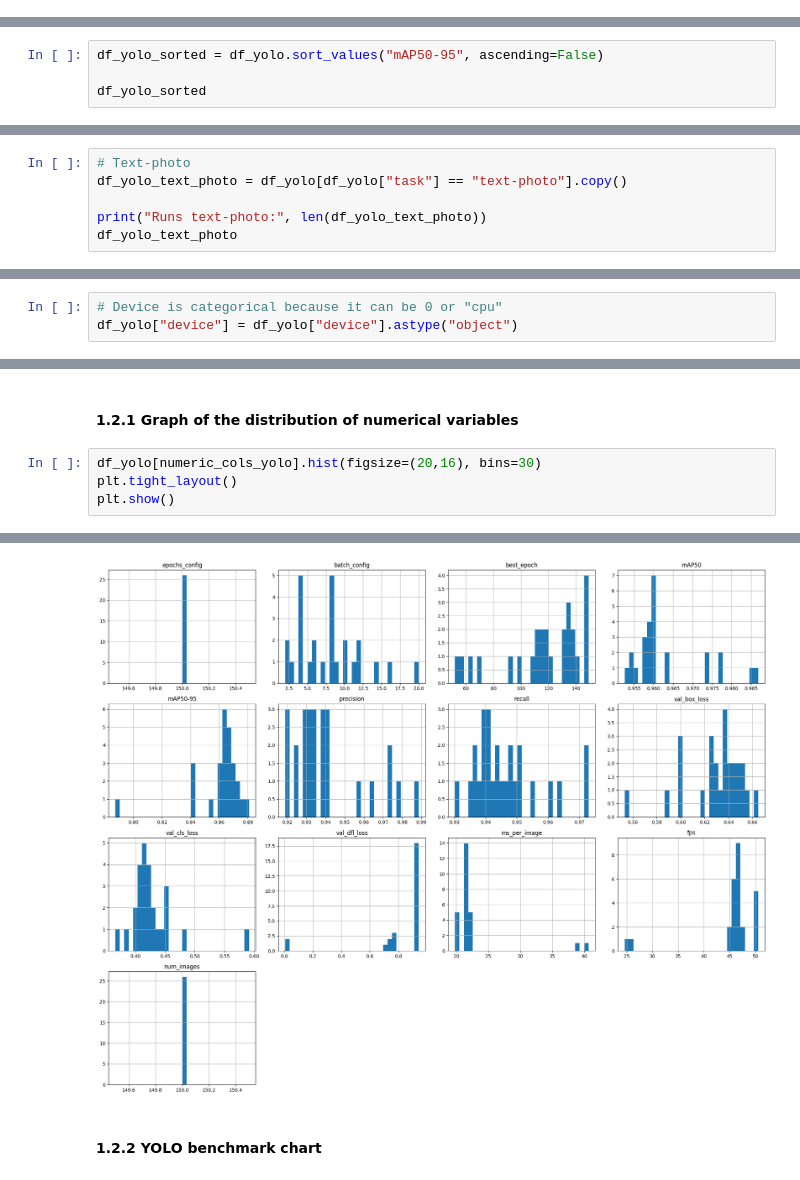
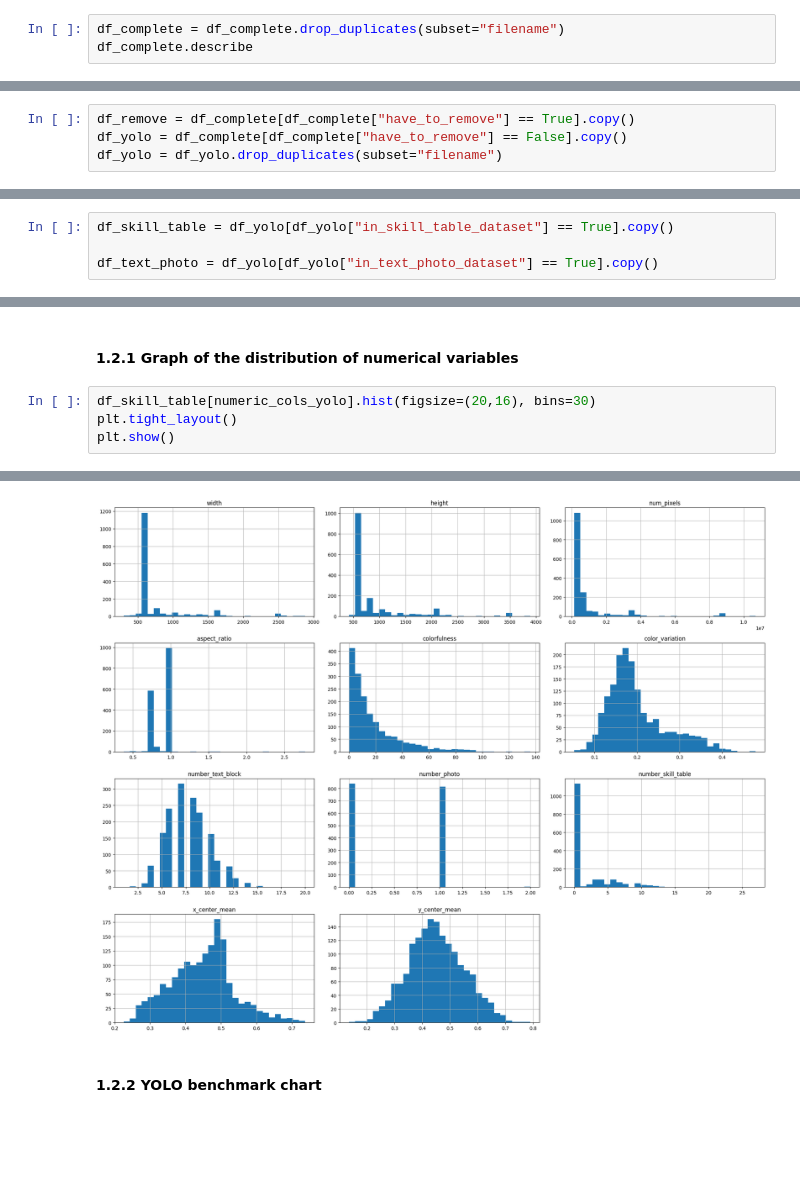
Before and after one commit to danielpiresribeiro123-code/cv_analyser_research, a Jupyter notebook: analysis/train_data/yolo/yolo_train_data_EDA.ipynb, the cells around one changed output, grey strips where cells are left out. Saved outputs shown, nothing was run; the diff lists cells and outputs as text; blank space fills up the shorter version.

Commit message:
completar o EDA do yolo

```diff
--- a/analysis/train_data/yolo/yolo_train_data_EDA.ipynb
+++ b/analysis/train_data/yolo/yolo_train_data_EDA.ipynb
@@ -105,0 +93,3 @@ A posição média dos objetos(bounding boxes) detetados no CV, em coordenadas n
+# %%
+df_complete = df_complete.drop_duplicates(subset="filename")
+df_complete.describe
@@ -106,4 +114,4 @@ A posição média dos objetos(bounding boxes) detetados no CV, em coordenadas n
 # %%
-df_yolo_sorted = df_yolo.sort_values("mAP50-95", ascending=False)
-
-df_yolo_sorted
+df_remove = df_complete[df_complete["have_to_remove"] == True].copy()
+df_yolo = df_complete[df_complete["have_to_remove"] == False].copy()
+df_yolo = df_yolo.drop_duplicates(subset="filename")
@@ -131,6 +133,4 @@ df_yolo_sorted
 # %%
-# Text-photo
-df_yolo_text_photo = df_yolo[df_yolo["task"] == "text-photo"].copy()
+df_skill_table = df_yolo[df_yolo["in_skill_table_dataset"] == True].copy()
 
-print("Runs text-photo:", len(df_yolo_text_photo))
-df_yolo_text_photo
+df_text_photo = df_yolo[df_yolo["in_text_photo_dataset"] == True].copy()
@@ -347,3 +136,0 @@ Name: mAP50-95, dtype: float64
-# %%
-# Device is categorical because it can be 0 or "cpu"
-df_yolo["device"] = df_yolo["device"].astype("object")
@@ -378,7 +159,7 @@ numeric_cols_yolo, categorical_cols_yolo
 # %% [markdown]
 #### 1.2.1 Graph of the distribution of numerical variables
 # %%
-df_yolo[numeric_cols_yolo].hist(figsize=(20,16), bins=30)
+df_skill_table[numeric_cols_yolo].hist(figsize=(20,16), bins=30)
 plt.tight_layout()
 plt.show()
 # %% [output]
@@ -399,4 +178,4 @@ array([[<Axes: title={'center': 'epochs_config'}>,
-[figure, old version]
+[figure, new version]
 # %% [markdown]
 #### 1.2.2 YOLO benchmark chart
 # %%
```
Also changed, not shown: parts of 33 cells of this notebook, 4 other files.
